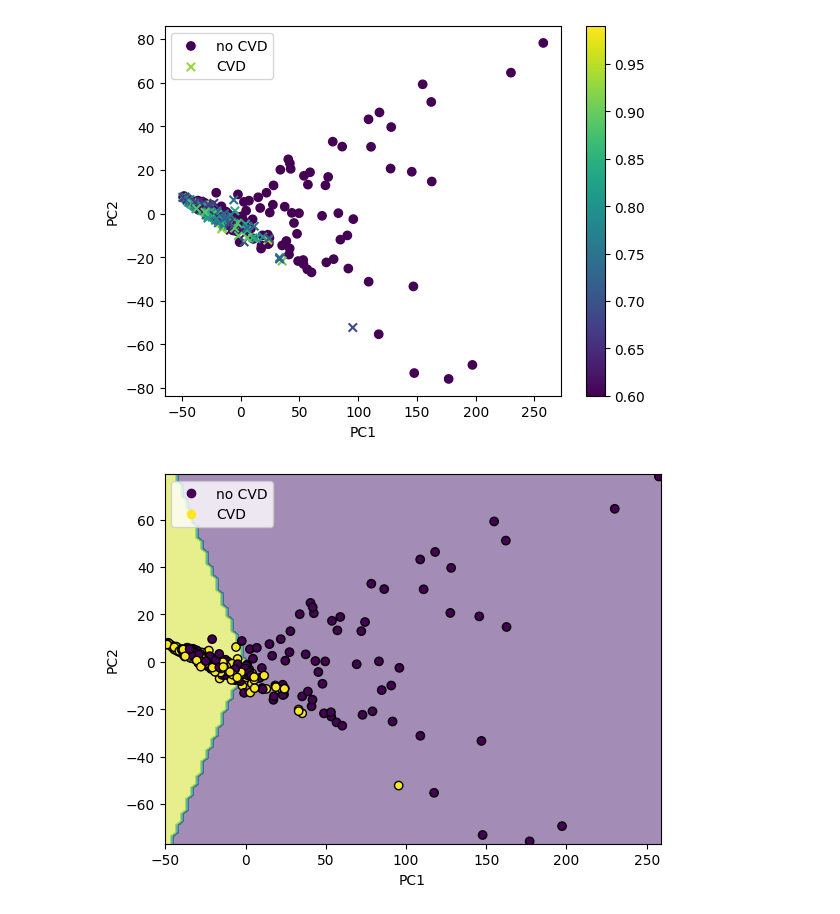
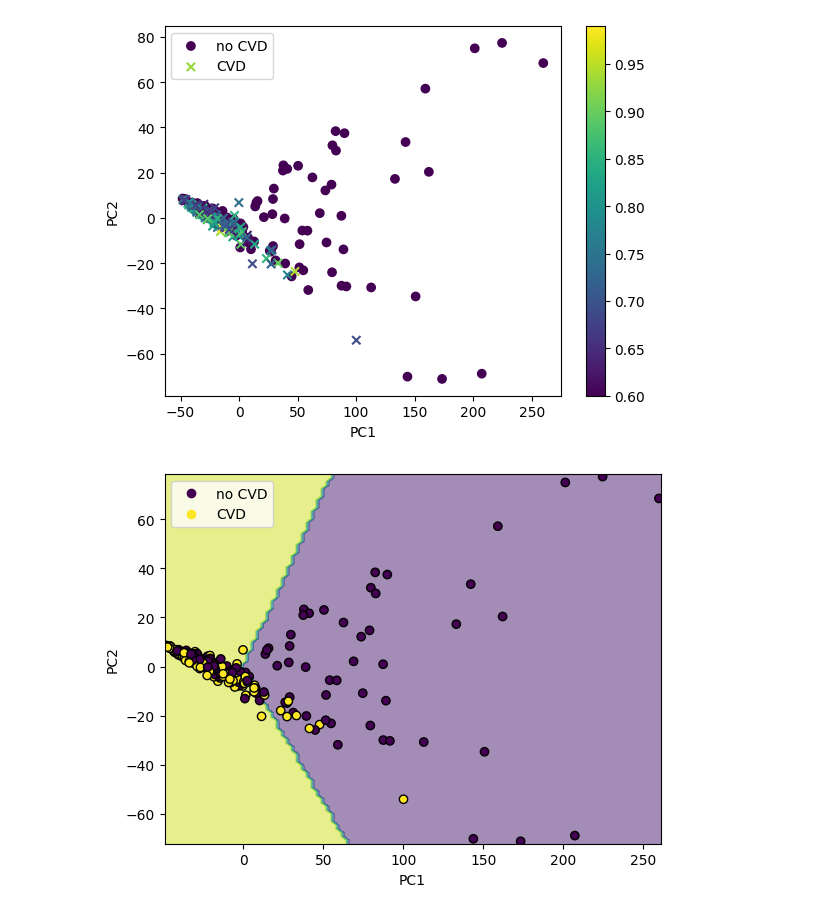
Before and after one commit to TimBerti/ssvep-cvd, a Jupyter notebook: notebooks/svm_eval.ipynb, the cells around one changed output. Cells and saved outputs as stored; diff of their text form; code cells hidden in the pictures.

```diff
--- a/notebooks/svm_eval.ipynb
+++ b/notebooks/svm_eval.ipynb
@@ -22,13 +21,11 @@ sys.path.append(os.path.join(os.path.abspath(''), '..'))
 from utils.transformer import WaveletTransformer
 from utils.kernels import generalized_cone_kernel
 # %%
-X = np.load('../data/X_regular_reduced.npy')
-y = np.load('../data/y_regular_reduced.npy')
-groups = np.load('../data/groups_regular_reduced.npy')
-severities = np.load('../data/severities_regular_reduced.npy')
+X_train = np.load('../data/X_train.npy')
+y_train = np.load('../data/y_train.npy')
+groups_train = np.load('../data/groups_train.npy')
+severities_train = np.load('../data/severities_train.npy')
 # %%
-X_train, X_test, y_train, y_test, groups_train, groups_test = train_test_split(X, y, groups, test_size=0.5, random_state=1)
-
 def create_kernel(gamma, beta):
     def kernel(X, Y):
         return generalized_cone_kernel(X, Y, gamma, beta)
@@ -40,9 +37,5 @@ pipeline = Pipeline([
     ('pca', PCA(n_components=90)),
     ('svm', SVC(probability=True, kernel=create_kernel(0.8947, 895.7), C=31.5))
 ])
+
+pipeline.fit(X_train, y_train);
-# %%
-X_train, X_test, y_train, y_test, groups_train, groups_test = train_test_split(X, y, groups, test_size=0.5, random_state=1)
-pipeline.fit(X_train, y_train)
-
-y_pred = pipeline.predict(X_test)
-y_pred_proba = pipeline.predict_proba(X_test)
@@ -108,32 +109,32 @@ plt.show()
 # %%
-X_pca = pipeline.named_steps['wavelet_transformer'].transform(X)
+X_pca = pipeline.named_steps['wavelet_transformer'].transform(X_train)
 X_pca = pipeline.named_steps['scaler'].transform(X_pca)
 X_pca = pipeline.named_steps['pca'].transform(X_pca)
 
 markers = ['o', 'x']
 for i, marker in enumerate(markers):
-    plt.scatter(X_pca[y == i, 0], X_pca[y == i, 1], marker=marker, label='CVD' if i == 1 else 'no CVD', c=np.array(severities)[y == i])
+    plt.scatter(X_pca[y_train == i, 0], X_pca[y_train == i, 1], marker=marker, label='CVD' if i == 1 else 'no CVD', c=np.array(severities_train)[y_train == i])
 
 plt.legend()
 plt.colorbar()
 plt.xlabel('PC1')
 plt.ylabel('PC2')
 plt.show()
 
 X_reduced = X_pca[:,:2]
 
 model = clone(pipeline.named_steps['svm'])
 
-model.fit(X_reduced, y)
+model.fit(X_reduced, y_train)
 disp = DecisionBoundaryDisplay.from_estimator(
     model, X_reduced, response_method="predict",
     xlabel='PC1', ylabel='PC2',
     alpha=0.5,
 )
-scatter = disp.ax_.scatter(X_reduced[:, 0], X_reduced[:, 1], c=y, edgecolors='k', cmap='viridis')
+scatter = disp.ax_.scatter(X_reduced[:, 0], X_reduced[:, 1], c=y_train, edgecolors='k', cmap='viridis')
 disp.ax_.legend(handles=scatter.legend_elements()[0], labels=['no CVD', 'CVD'])
 plt.show()
 # %% [output]
-[figure, old version]
+[figure, new version]
-[figure, old version]
+[figure, new version]
 # %%
```
Also changed, not shown: parts of 13 cells of this notebook, 2 other files.
